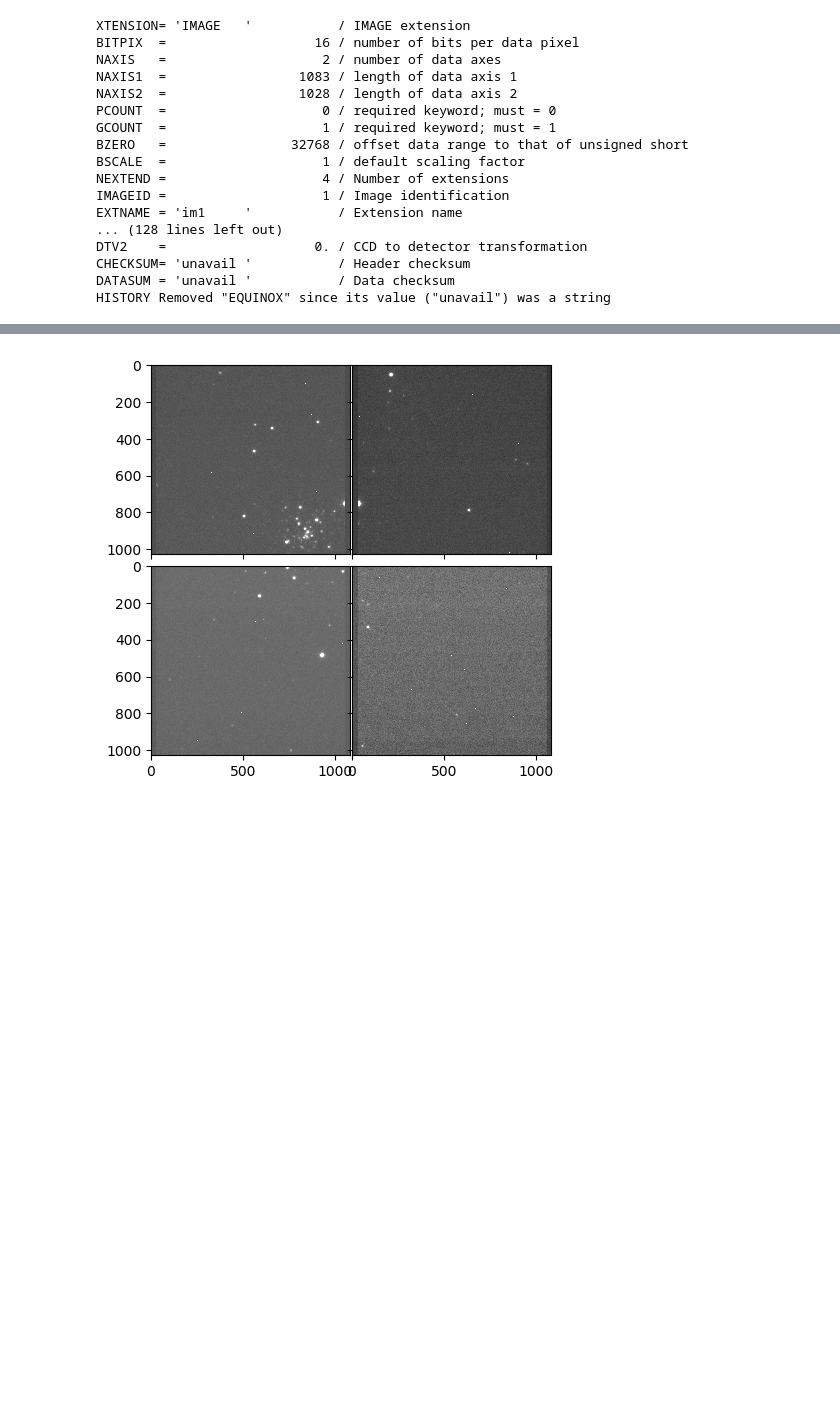
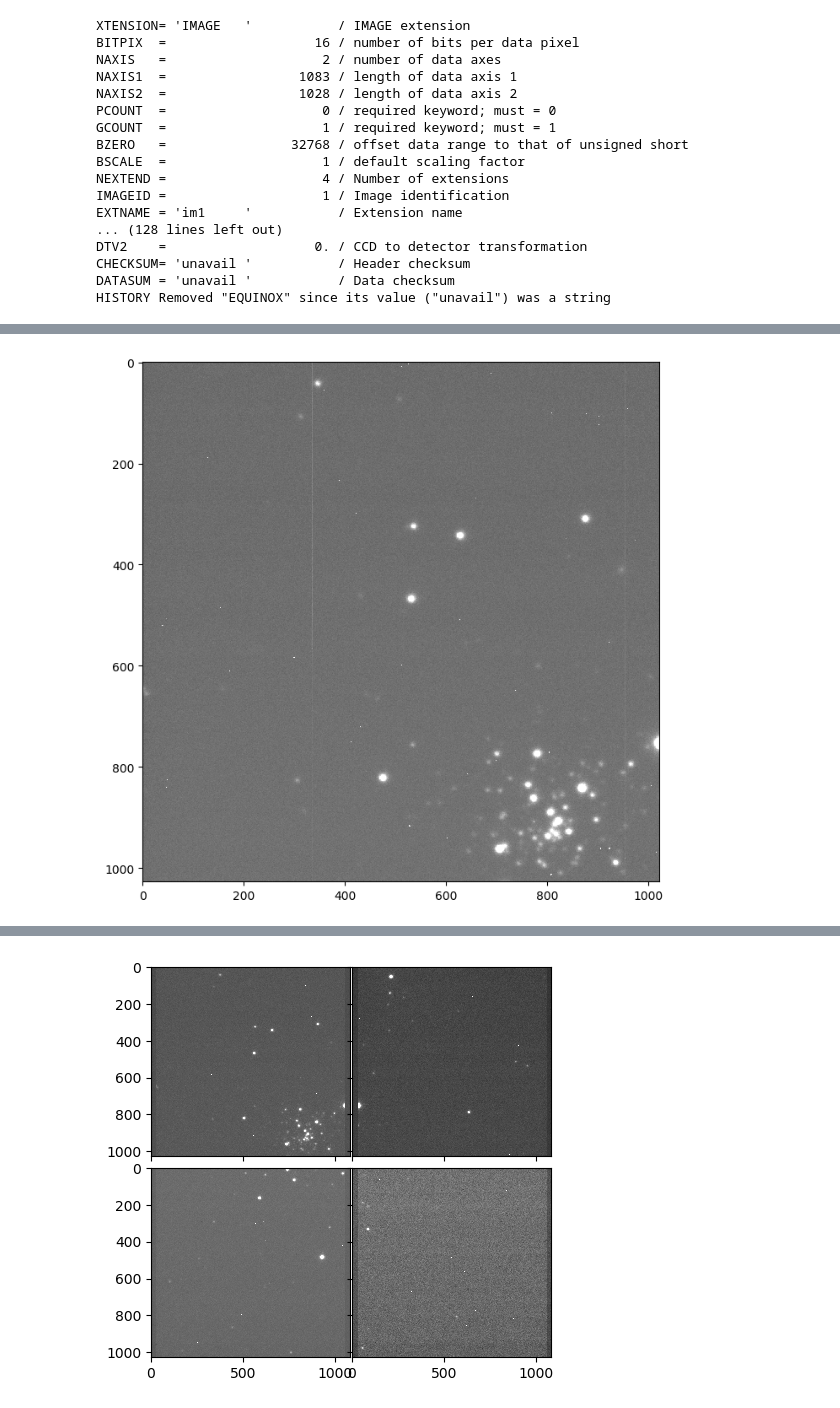
Before and after one commit to SAMOS-Pipeline/FITS_headers_practice, a Jupyter notebook: FITS_file_handling_w_python.ipynb, the cells around one changed output, grey strips where cells are left out. Saved outputs shown, nothing was run; the diff lists cells and outputs as text; code cells hidden in the pictures; blank space fills up the shorter version.

Commit message:
added env and how to change headers

```diff
--- a/FITS_file_handling_w_python.ipynb
+++ b/FITS_file_handling_w_python.ipynb
@@ -147,0 +209,30 @@ ROTATOR =                330.3 / Position angle of rotator
+# %%
+# show the image data, but trim off the overscan region and edges that have no data ('TRIMSEC').
+
+os_reg = hdu1.header['BIASSEC'].strip("[").strip("]").split(",")
+tr_reg = hdu1.header['TRIMSEC'].strip("[").strip("]").split(",")
+
+os_x1,os_x2 = int(os_reg[0].split(":")[0])-1,int(os_reg[0].split(":")[1])-1
+os_y1,os_y2 = int(os_reg[1].split(":")[0])-1,int(os_reg[1].split(":")[1])-1
+
+tr_x1,tr_x2 = int(tr_reg[0].split(":")[0])-1,int(tr_reg[0].split(":")[1])-1
+tr_y1,tr_y2 = int(tr_reg[1].split(":")[0])-1,int(tr_reg[1].split(":")[1])-1
+
+
+image_data = hdu1.data[tr_y1:tr_y2,tr_x1:tr_x2]
+oscan_data = hdu1.data[os_y1:os_y2,os_x1:os_x2] #separate array for overscan data
+
+
+fig = plt.figure(figsize=(8,8))
+gs = matplotlib.gridspec.GridSpec(1,1,figure=fig)
+
+im_ax = fig.add_subplot(gs[0,0])
+
+
+im_ax.imshow(image_data,cmap='gray',norm=norm)
+
+
+hdu1.header['history'] = 'Trimmed overscan and non-data regions'
+#update the header to reflect the changes we've made to the data
+# %% [output]
+[figure, added]
```
Also changed, not shown: parts of 19 cells of this notebook, 3 other files.
